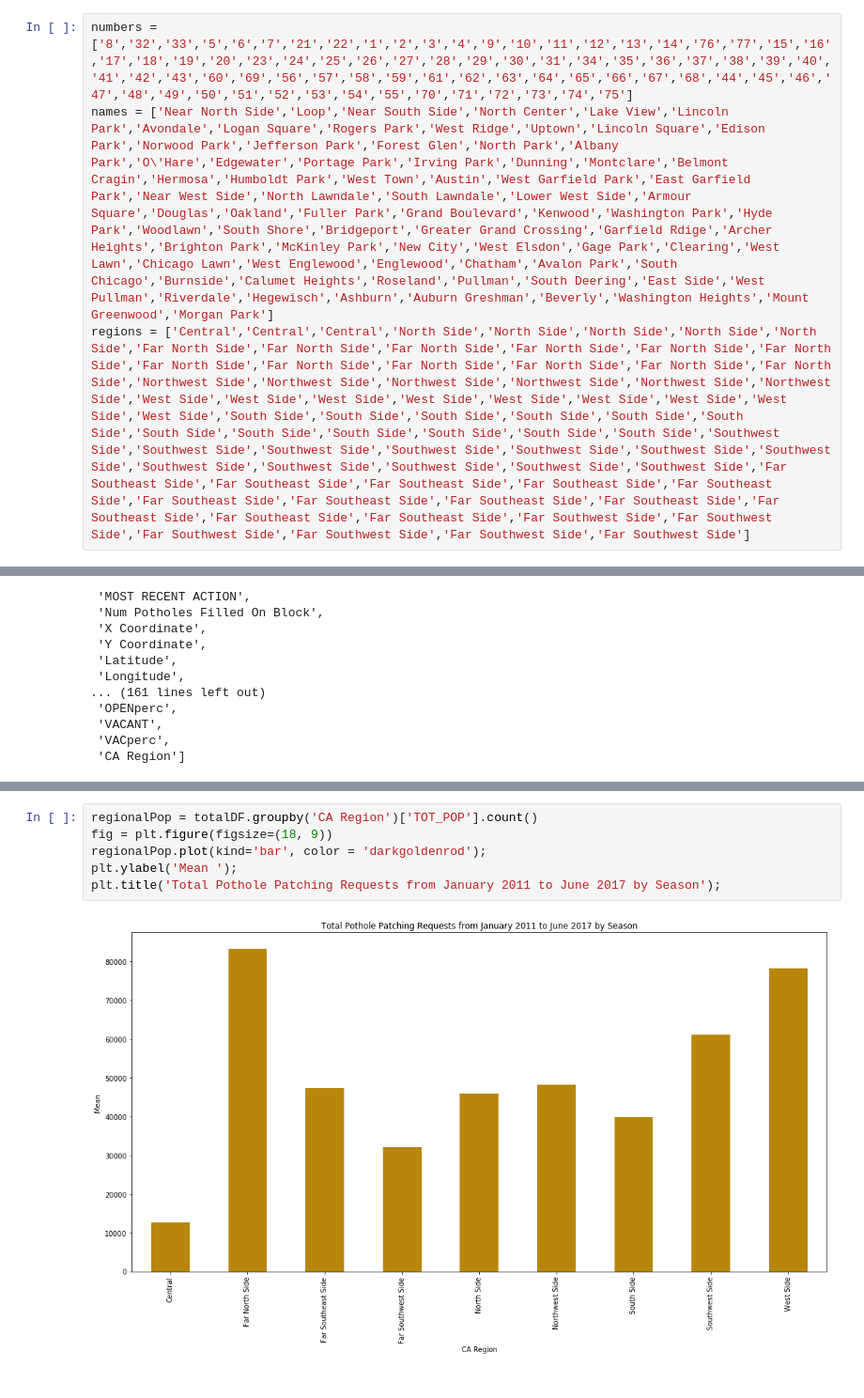
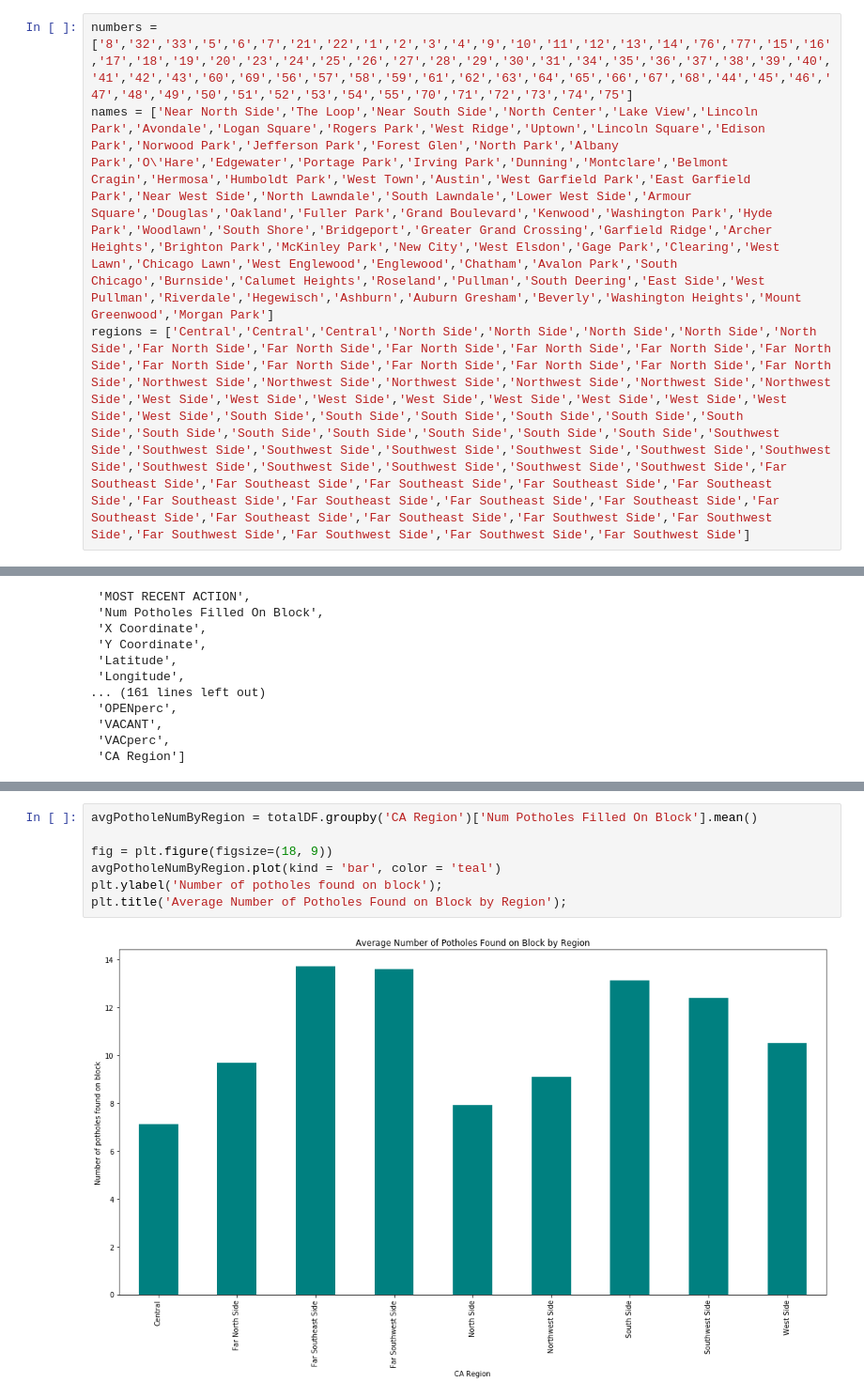
Before and after one commit to mdhanna/Chicago_Pothole_Analysis, a Jupyter notebook: Capstone1_Chicago_Pothole_Analysis.ipynb, the cells around one changed output, grey strips where cells are left out. Shown at 94% size. Saved outputs shown, nothing was run; the diff lists cells and outputs as text.

```diff
--- a/Capstone1_Chicago_Pothole_Analysis.ipynb
+++ b/Capstone1_Chicago_Pothole_Analysis.ipynb
@@ -477,7 +476,7 @@ list(censusDF.columns)
 We need to create a key that will link the numeric community areas in the pothole data to the names included in the census datafile.
 # %%
 numbers = ['8','32','33','5','6','7','21','22','1','2','3','4','9','10','11','12','13','14','76','77','15','16','17','18','19','20','23','24','25','26','27','28','29','30','31','34','35','36','37','38','39','40','41','42','43','60','69','56','57','58','59','61','62','63','64','65','66','67','68','44','45','46','47','48','49','50','51','52','53','54','55','70','71','72','73','74','75']
-names = ['Near North Side','Loop','Near South Side','North Center','Lake View','Lincoln Park','Avondale','Logan Square','Rogers Park','West Ridge','Uptown','Lincoln Square','Edison Park','Norwood Park','Jefferson Park','Forest Glen','North Park','Albany Park','O\'Hare','Edgewater','Portage Park','Irving Park','Dunning','Montclare','Belmont Cragin','Hermosa','Humboldt Park','West Town','Austin','West Garfield Park','East Garfield Park','Near West Side','North Lawndale','South Lawndale','Lower West Side','Armour Square','Douglas','Oakland','Fuller Park','Grand Boulevard','Kenwood','Washington Park','Hyde Park','Woodlawn','South Shore','Bridgeport','Greater Grand Crossing','Garfield Rdige','Archer Heights','Brighton Park','McKinley Park','New City','West Elsdon','Gage Park','Clearing','West Lawn','Chicago Lawn','West Englewood','Englewood','Chatham','Avalon Park','South Chicago','Burnside','Calumet Heights','Roseland','Pullman','South Deering','East Side','West Pullman','Riverdale','Hegewisch','Ashburn','Auburn Greshman','Beverly','Washington Heights','Mount Greenwood','Morgan Park']
+names = ['Near North Side','The Loop','Near South Side','North Center','Lake View','Lincoln Park','Avondale','Logan Square','Rogers Park','West Ridge','Uptown','Lincoln Square','Edison Park','Norwood Park','Jefferson Park','Forest Glen','North Park','Albany Park','O\'Hare','Edgewater','Portage Park','Irving Park','Dunning','Montclare','Belmont Cragin','Hermosa','Humboldt Park','West Town','Austin','West Garfield Park','East Garfield Park','Near West Side','North Lawndale','South Lawndale','Lower West Side','Armour Square','Douglas','Oakland','Fuller Park','Grand Boulevard','Kenwood','Washington Park','Hyde Park','Woodlawn','South Shore','Bridgeport','Greater Grand Crossing','Garfield Ridge','Archer Heights','Brighton Park','McKinley Park','New City','West Elsdon','Gage Park','Clearing','West Lawn','Chicago Lawn','West Englewood','Englewood','Chatham','Avalon Park','South Chicago','Burnside','Calumet Heights','Roseland','Pullman','South Deering','East Side','West Pullman','Riverdale','Hegewisch','Ashburn','Auburn Gresham','Beverly','Washington Heights','Mount Greenwood','Morgan Park']
 regions = ['Central','Central','Central','North Side','North Side','North Side','North Side','North Side','Far North Side','Far North Side','Far North Side','Far North Side','Far North Side','Far North Side','Far North Side','Far North Side','Far North Side','Far North Side','Far North Side','Far North Side','Northwest Side','Northwest Side','Northwest Side','Northwest Side','Northwest Side','Northwest Side','West Side','West Side','West Side','West Side','West Side','West Side','West Side','West Side','West Side','South Side','South Side','South Side','South Side','South Side','South Side','South Side','South Side','South Side','South Side','South Side','South Side','Southwest Side','Southwest Side','Southwest Side','Southwest Side','Southwest Side','Southwest Side','Southwest Side','Southwest Side','Southwest Side','Southwest Side','Southwest Side','Southwest Side','Far Southeast Side','Far Southeast Side','Far Southeast Side','Far Southeast Side','Far Southeast Side','Far Southeast Side','Far Southeast Side','Far Southeast Side','Far Southeast Side','Far Southeast Side','Far Southeast Side','Far Southeast Side','Far Southwest Side','Far Southwest Side','Far Southwest Side','Far Southwest Side','Far Southwest Side','Far Southwest Side']
 # %%
 len(numbers), len(names), len(regions)
@@ -586,8 +1095,9 @@ plt.title('Total Pothole Patching Requests from January 2011 to June 2017 by Reg
 # %%
-regionalPop = totalDF.groupby('CA Region')['TOT_POP'].count()
+avgPotholeNumByRegion = totalDF.groupby('CA Region')['Num Potholes Filled On Block'].mean()
+
 fig = plt.figure(figsize=(18, 9))
-regionalPop.plot(kind='bar', color = 'darkgoldenrod');
-plt.ylabel('Mean ');
-plt.title('Total Pothole Patching Requests from January 2011 to June 2017 by Season');
+avgPotholeNumByRegion.plot(kind = 'bar', color = 'teal')
+plt.ylabel('Number of potholes found on block');
+plt.title('Average Number of Potholes Found on Block by Region');
 # %% [output]
-[figure, old version]
+[figure, new version]
```
Also changed, not shown: parts of 97 cells of this notebook.
